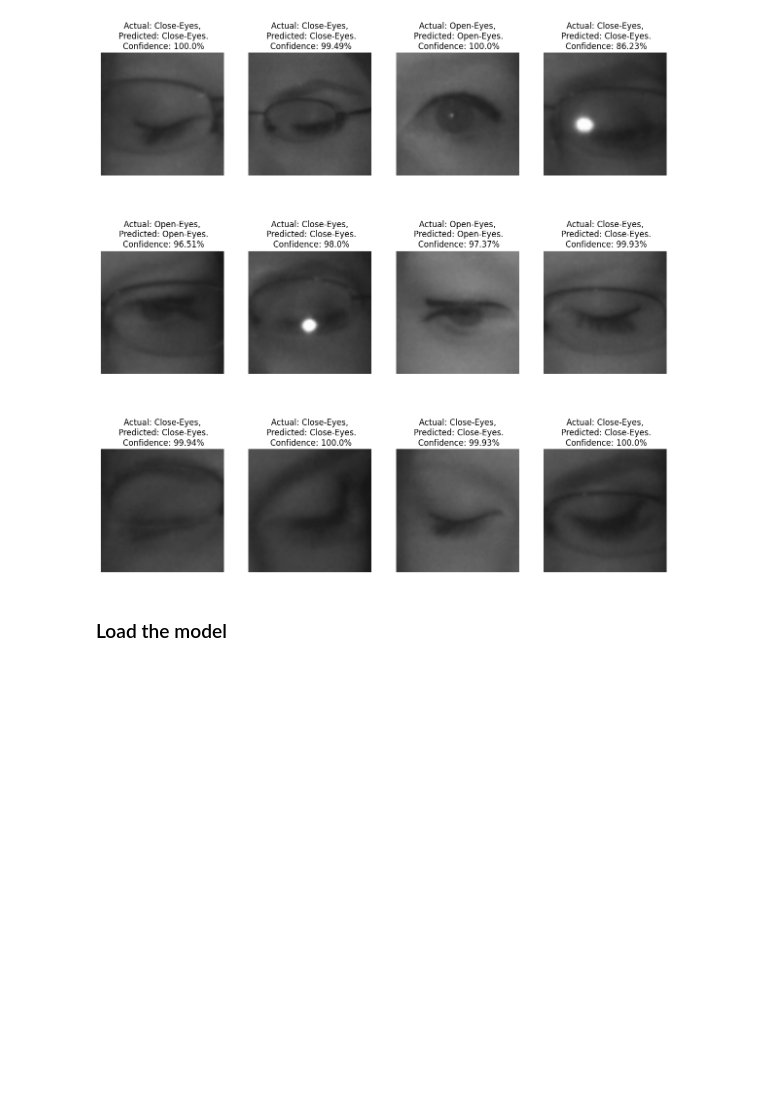
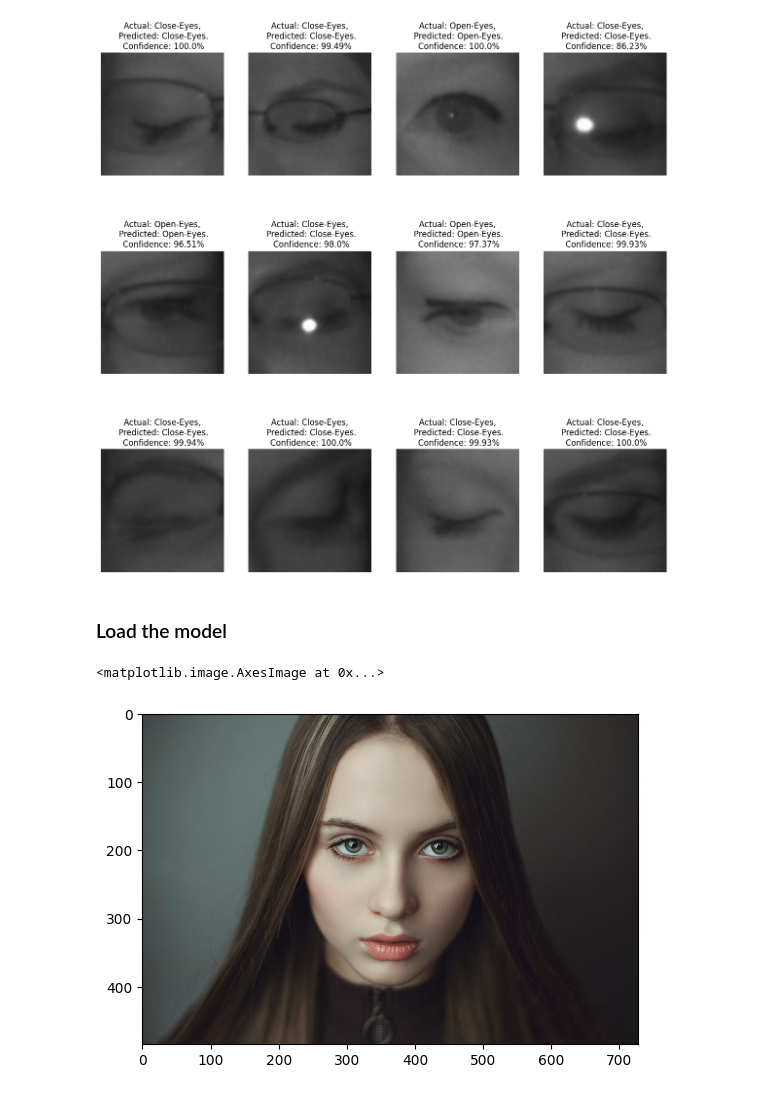
Before and after one commit to oussemamansouri/Real-Time-Drowsiness-Detection, a Jupyter notebook: training.ipynb, the cells around one changed output. Drawn from its saved outputs; the diff is of its cells as text; code cells hidden in the pictures; blank space fills up the shorter version.

```diff
--- a/training.ipynb
+++ b/training.ipynb
@@ -354,3 +354,9 @@ for images, labels in test_ds.take(1):
 ### Load the model
 # %%
 new_model = tf.keras.models.load_model('models/MyModel1.h5')
+# %%
+img = cv2.imread("women-face-portrait-simple-background-wallpaper-preview.jpg")
+plt.imshow(cv2.cvtColor(img, cv2.COLOR_BGR2RGB))
+# %% [output]
+<matplotlib.image.AxesImage at 0x...>
+[figure, added]
```
Also changed, not shown: parts of 3 cells of this notebook.
